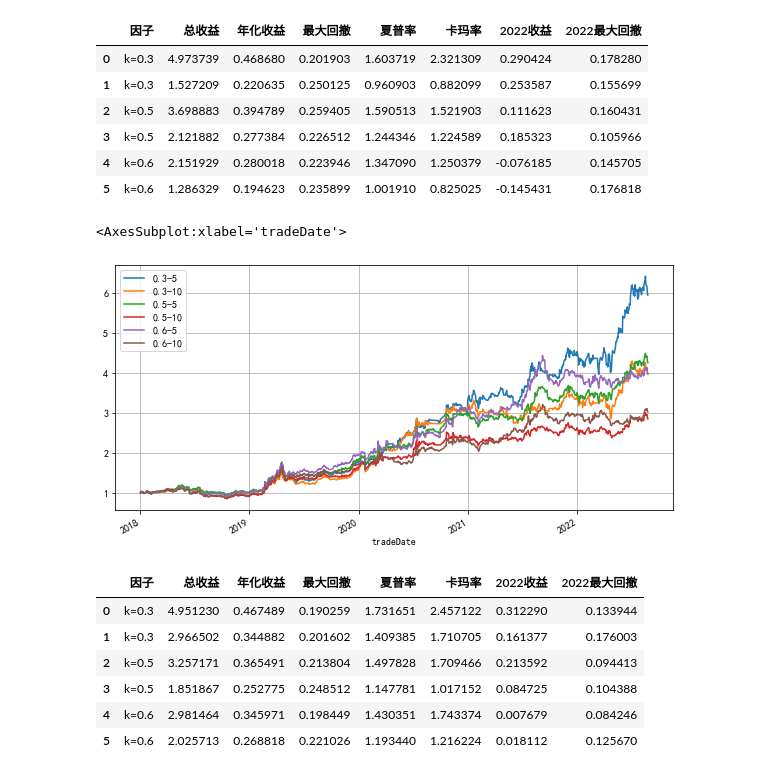
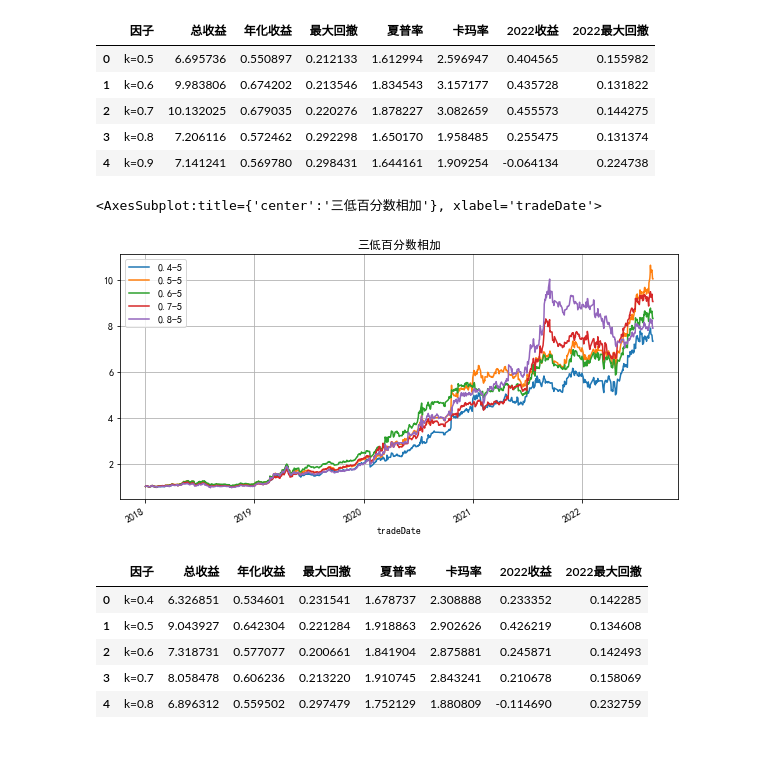
Before and after one commit to lverjia/C_Bond, a Jupyter notebook: 可转债回测3.0封装带手续费-多因子应用.ipynb, the cells around one changed output. Cells and saved outputs as stored; diff of their text form; code cells hidden in the pictures; blank space fills up the shorter version.

```diff
--- a/可转债回测3.0封装带手续费-多因子应用.ipynb
+++ b/可转债回测3.0封装带手续费-多因子应用.ipynb
@@ -57,9 +57,9 @@ calmar=lambda pnl:gain_yearly(pnl)/maxdd(pnl)
 res=pd.DataFrame()
 N = 5
 l=[]
-for k in [0.3,0.5,0.6]:
-    for freq in [5,10]:
-        factor=k*premdf+(k*3/7)*pricedf+(1-k-k*3/7)*sizedf
+for k in [0.1,0.3,0.5,0.7,0.9]:
+    for freq in [5]:
+        factor=k*premdf+(k/9)*pricedf+(1-k-k/9)*sizedf
         signal=filtTopN(factor,N)
         a=str(k)+"-"+str(freq)
         pnl = calc_pnl(signal,day_return,freq,0.001)
@@ -67,5 +67,5 @@ for k in [0.3,0.5,0.6]:
         d={ '因子':"k="+str(k),'总收益':gain_total(pnl),'年化收益':gain_yearly(pnl),'最大回撤':maxdd(pnl),
             '夏普率':sharpe(pnl),'卡玛率':calmar(pnl),'2022收益':gain_total(pnl['2022']),'2022最大回撤':maxdd(pnl['2022']),}
         l.append(d)
-(1+res).cumprod().plot(figsize=(10,5),grid=True)
+(1+res).cumprod().plot(figsize=(10,5),grid=True,title="三低直接相加")
 # %% [output]
@@ -86,9 +85,9 @@ result
 res=pd.DataFrame()
 N = 5
 l=[]
-for k in [0.3,0.5,0.6]:
-    for freq in [5,10]:
-        factor=k*premRankdf+(k*3/7)*priceRankdf+(1-k-k*3/7)*sizeRankdf
+for k in [0.5,0.6,0.7,0.8,0.9]:
+    for freq in [5]:
+        factor=k*premRankdf+(k/9)*priceRankdf+(1-k-k/9)*sizeRankdf
         signal=filtTopN(factor,N)
         a=str(k)+"-"+str(freq)
         pnl = calc_pnl(signal,day_return,freq,0.001)
@@ -96,5 +95,5 @@ for k in [0.3,0.5,0.6]:
         d={ '因子':"k="+str(k),'总收益':gain_total(pnl),'年化收益':gain_yearly(pnl),'最大回撤':maxdd(pnl),
             '夏普率':sharpe(pnl),'卡玛率':calmar(pnl),'2022收益':gain_total(pnl['2022']),'2022最大回撤':maxdd(pnl['2022']),}
         l.append(d)
-(1+res).cumprod().plot(figsize=(10,5),grid=True)
+(1+res).cumprod().plot(figsize=(10,5),grid=True,title="三低排名相加")
 # %% [output]
@@ -105,38 +104,36 @@ result=pd.DataFrame(l)
 result   #标准化的结果表明：复杂的统计还不如简单的计算！
 # %% [output]
 |  | 因子 | 总收益 | 年化收益 | 最大回撤 | 夏普率 | 卡玛率 | 2022收益 | 2022最大回撤 |
-| 0 | k=0.3 | 4.973739 | 0.468680 | 0.201903 | 1.603719 | 2.321309 | 0.290424 | 0.178280 |
-| 1 | k=0.3 | 1.527209 | 0.220635 | 0.250125 | 0.960903 | 0.882099 | 0.253587 | 0.155699 |
-| 2 | k=0.5 | 3.698883 | 0.394789 | 0.259405 | 1.590513 | 1.521903 | 0.111623 | 0.160431 |
-| 3 | k=0.5 | 2.121882 | 0.277384 | 0.226512 | 1.244346 | 1.224589 | 0.185323 | 0.105966 |
-| 4 | k=0.6 | 2.151929 | 0.280018 | 0.223946 | 1.347090 | 1.250379 | -0.076185 | 0.145705 |
-| 5 | k=0.6 | 1.286329 | 0.194623 | 0.235899 | 1.001910 | 0.825025 | -0.145431 | 0.176818 |
+| 0 | k=0.5 | 6.695736 | 0.550897 | 0.212133 | 1.612994 | 2.596947 | 0.404565 | 0.155982 |
+| 1 | k=0.6 | 9.983806 | 0.674202 | 0.213546 | 1.834543 | 3.157177 | 0.435728 | 0.131822 |
+| 2 | k=0.7 | 10.132025 | 0.679035 | 0.220276 | 1.878227 | 3.082659 | 0.455573 | 0.144275 |
+| 3 | k=0.8 | 7.206116 | 0.572462 | 0.292298 | 1.650170 | 1.958485 | 0.255475 | 0.131374 |
+| 4 | k=0.9 | 7.141241 | 0.569780 | 0.298431 | 1.644161 | 1.909254 | -0.064134 | 0.224738 |
 # %%
 res=pd.DataFrame()
 N = 5
 l=[]
-for k in [0.3,0.5,0.6]:
-    for freq in [5,10]:
-        factor=k*prem100df+(k*3/7)*price100df+(1-k-k*3/7)*size100df
+for k in [0.4,0.5,0.6,0.7,0.8]:
+    for freq in [5]:
+        factor=k*prem100df+(k/4)*price100df+(1-k-k/4)*size100df
         signal=filtTopN100(factor,N)
         a=str(k)+"-"+str(freq)
         pnl = calc_pnl(signal,day_return,freq,0.001)
         res[a]=pnl
         d={ '因子':"k="+str(k),'总收益':gain_total(pnl),'年化收益':gain_yearly(pnl),'最大回撤':maxdd(pnl),
             '夏普率':sharpe(pnl),'卡玛率':calmar(pnl),'2022收益':gain_total(pnl['2022']),'2022最大回撤':maxdd(pnl['2022']),}
         l.append(d)
-(1+res).cumprod().plot(figsize=(10,5),grid=True)
+(1+res).cumprod().plot(figsize=(10,5),grid=True,title="三低百分数相加")
 # %% [output]
-<AxesSubplot:xlabel='tradeDate'>
+<AxesSubplot:title={'center':'三低百分数相加'}, xlabel='tradeDate'>
-[figure, old version]
+[figure, new version]
 # %%
 result=pd.DataFrame(l)
 result   #标准化的结果表明：复杂的统计还不如简单的计算！
 # %% [output]
 |  | 因子 | 总收益 | 年化收益 | 最大回撤 | 夏普率 | 卡玛率 | 2022收益 | 2022最大回撤 |
-| 0 | k=0.3 | 4.951230 | 0.467489 | 0.190259 | 1.731651 | 2.457122 | 0.312290 | 0.133944 |
-| 1 | k=0.3 | 2.966502 | 0.344882 | 0.201602 | 1.409385 | 1.710705 | 0.161377 | 0.176003 |
-| 2 | k=0.5 | 3.257171 | 0.365491 | 0.213804 | 1.497828 | 1.709466 | 0.213592 | 0.094413 |
-| 3 | k=0.5 | 1.851867 | 0.252775 | 0.248512 | 1.147781 | 1.017152 | 0.084725 | 0.104388 |
-| 4 | k=0.6 | 2.981464 | 0.345971 | 0.198449 | 1.430351 | 1.743374 | 0.007679 | 0.084246 |
-| 5 | k=0.6 | 2.025713 | 0.268818 | 0.221026 | 1.193440 | 1.216224 | 0.018112 | 0.125670 |
+| 0 | k=0.4 | 6.326851 | 0.534601 | 0.231541 | 1.678737 | 2.308888 | 0.233352 | 0.142285 |
+| 1 | k=0.5 | 9.043927 | 0.642304 | 0.221284 | 1.918863 | 2.902626 | 0.426219 | 0.134608 |
+| 2 | k=0.6 | 7.318731 | 0.577077 | 0.200661 | 1.841904 | 2.875881 | 0.245871 | 0.142493 |
+| 3 | k=0.7 | 8.058478 | 0.606236 | 0.213220 | 1.910745 | 2.843241 | 0.210678 | 0.158069 |
+| 4 | k=0.8 | 6.896312 | 0.559502 | 0.297479 | 1.752129 | 1.880809 | -0.114690 | 0.232759 |
```
Also changed, not shown: parts of 3 cells of this notebook, 8 other files.
